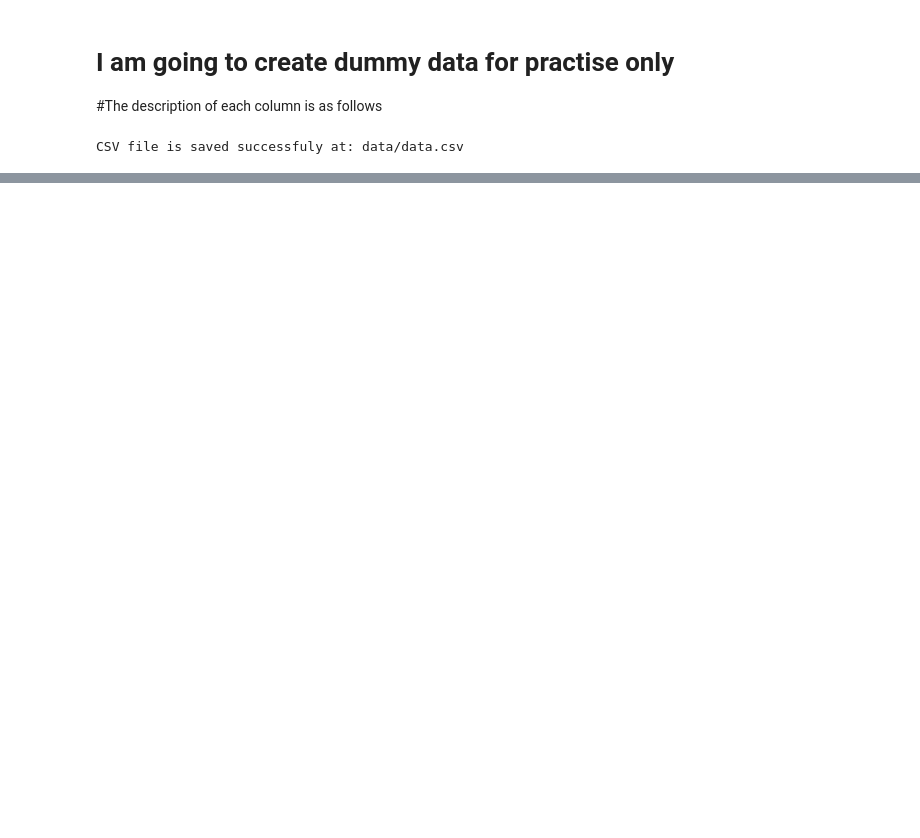
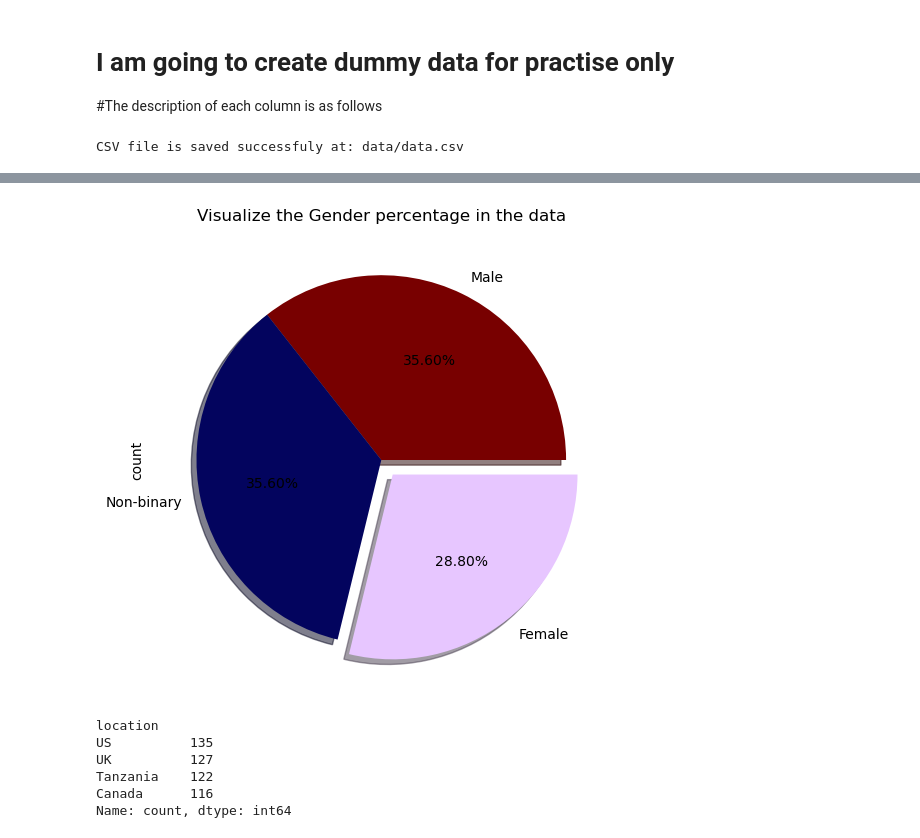
Before and after one commit to SIDAComtech-SIDAGA/MachineLearningProjects, a Jupyter notebook: average_time_spent_on_social_media/average_time_a_user_spent_on_social_media.ipynb, the cells around one changed output, grey strips where cells are left out. Cells and saved outputs as stored; diff of their text form; code cells hidden in the pictures; blank space fills up the shorter version.

```diff
--- a/average_time_spent_on_social_media/average_time_a_user_spent_on_social_media.ipynb
+++ b/average_time_spent_on_social_media/average_time_a_user_spent_on_social_media.ipynb
@@ -151,0 +153,22 @@ https://gist.github.com/mwaskom/de44147ed2974457ad6372750bbe5751
+# %%
+# Let's Visualize the Gender Percentage in the data
+data2['gender'].value_counts().sort_values(ascending=False)\
+.plot(kind='pie',figsize=(8,6),
+     explode=[0,0,0.1],
+    labels=['Male','Non-binary','Female'],
+    colors=['#780000','#03045e','#e7c6ff'],
+    autopct='%1.2f%%',
+    shadow=True)
+plt.title("Visualize the Gender percentage in the data")
+plt.show()
+# %% [output]
+[figure, added]
+# %%
+data2['location'].value_counts()
+# %% [output]
+location
+US          135
+UK          127
+Tanzania    122
+Canada      116
+Name: count, dtype: int64
```
Also changed, not shown: parts of 10 cells of this notebook, 1 other file.
